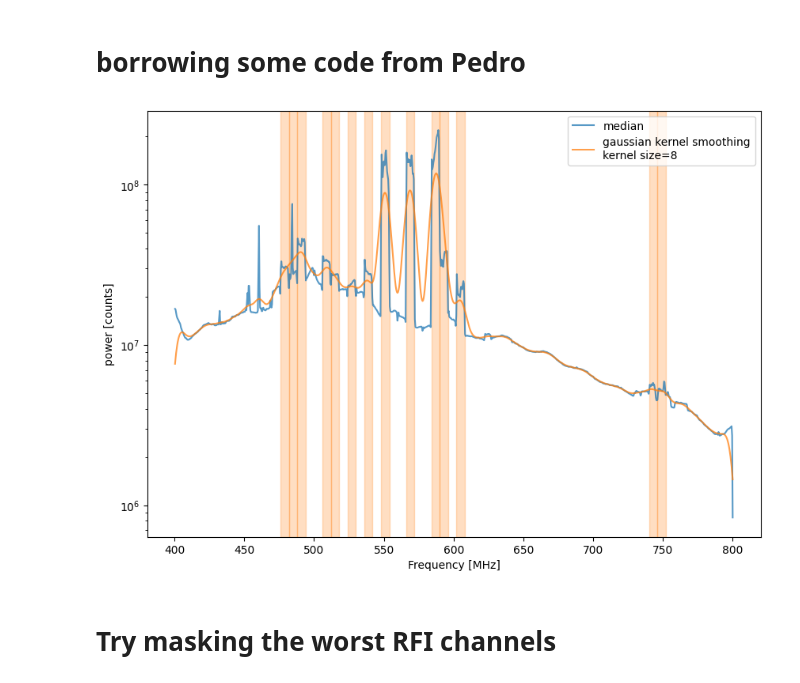
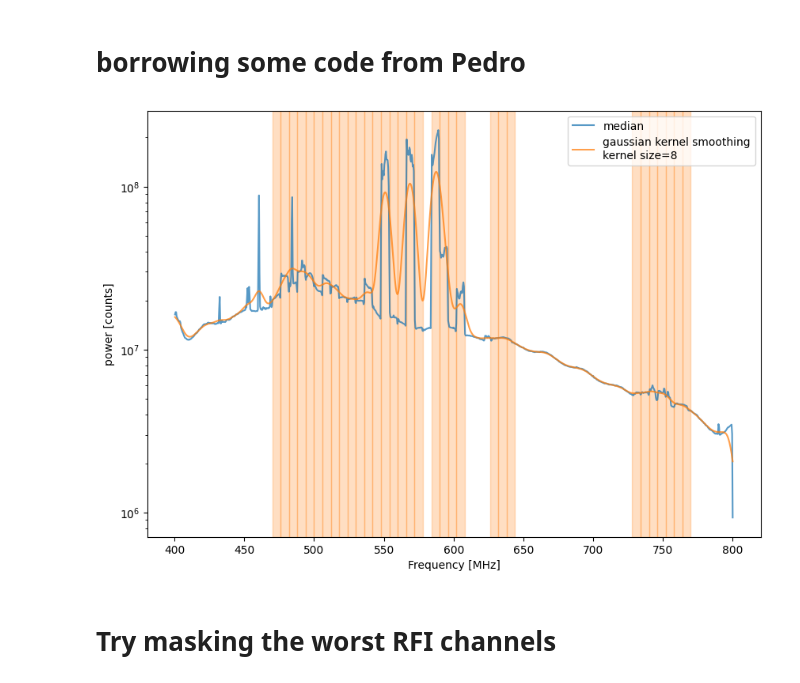
Before and after one commit to dbautista98/chime-reduction, a Jupyter notebook: notebooks/clean_spectrum.ipynb, the cells around one changed output. Cells and saved outputs as stored; diff of their text form; code cells hidden in the pictures.

```diff
--- a/notebooks/clean_spectrum.ipynb
+++ b/notebooks/clean_spectrum.ipynb
@@ -161,40 +179,40 @@ def highpass(data, **kwargs):
 
     return convolve(data, kernel, **kwargs)
 # %%
-bad_channels = ["15", "16",  "17", "20", "21", "23", "25", "27", "30", "33", "34", "36", "59", "60"]
+bad_channels = ["14", "15", "16",  "17", "18", "19", "20", "21", "22", "23", "24", "25", "26", "27", "28", "29", "30", "31", "33", "34", "35", "36", "40", "41", "42", "57", "58", "59", "60", "61", "62", "63"]
 # %%
 kernel_size = 8
 kernel_type = "gauss"
 
-med_smooth = gauss1d(med_spect, width=kernel_size)
+med_smooth = gauss1d(med_spect, width=kernel_size, boundary="extend")
 highpassed = highpass(med_spect)
 
 fig = plt.figure(figsize=(10,7))
 gs = fig.add_gridspec(1,1)
 ax = gs.subplots()
 ax.plot(frequency, med_spect, label="median", alpha=0.75)
 ax.plot(frequency, med_smooth, label=f"gaussian kernel smoothing\nkernel size={kernel_size}", alpha=0.75)
 # ax.plot(frequency, highpassed, label="highpass filtered", alpha=0.75)
 # ax.plot(frequency, np.mean(chime_grid, axis=0), label="mean", alpha=0.75)
 # ax.plot(frequency, np.min(chime_grid, axis=0), label="min", alpha=0.75)
 # ax.plot(frequency, np.max(chime_grid, axis=0), label="max", alpha=0.75)
 ax.legend()
 ax.set_yscale("log")
 ax.set_xlabel("Frequency [MHz]")
 ax.set_ylabel("power [counts]")
 
 for chan in bad_channels:
     tv_channels.plot_channel(ax, chan)
 # tv_channels.plot_channel(ax, "30")
 # tv_channels.plot_channel(ax, "33")
 # tv_channels.plot_channel(ax, "34")
 # tv_channels.plot_channel(ax, "36")
 
 plt.savefig(f"/users/dbautist/CHIME_landing_directory/plots/RFI_removal_test/{kernel_type}_kernel_size_{kernel_size}.png")
 plt.show()
 plt.close("all")
 # %% [output]
-[figure, old version]
+[figure, new version]
 # %% [markdown]
 # Try masking the worst RFI channels
 # %%
```
Also changed, not shown: parts of 31 cells of this notebook.
